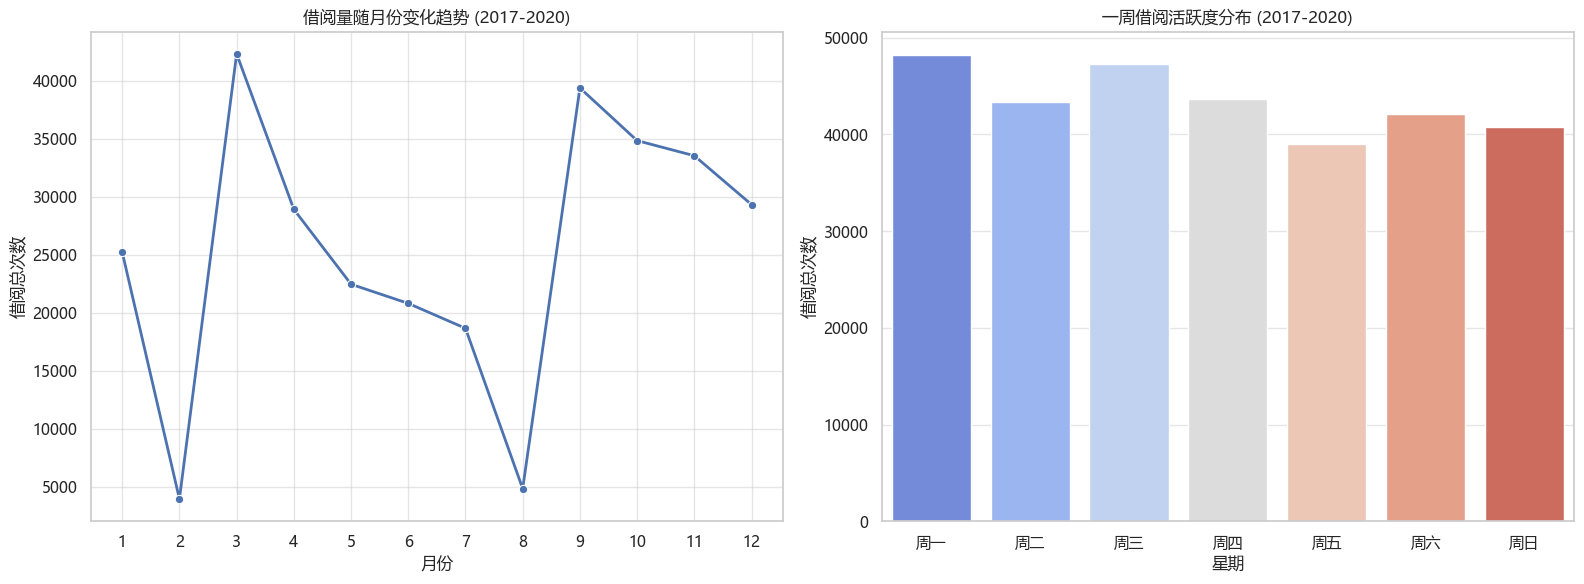
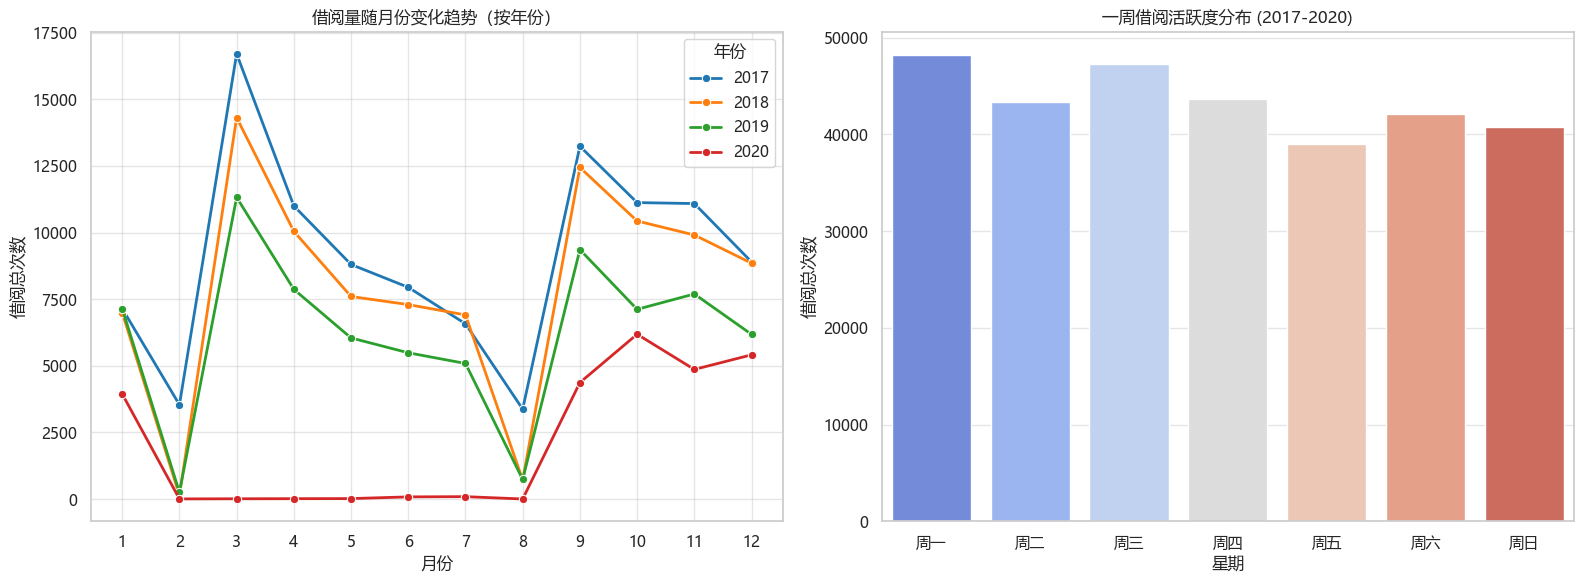
The notebook cell's code change between the first figure and the second:
--- before
+++ after
@@ -2,10 +2,22 @@
 fig, axes = plt.subplots(1, 2, figsize=(16, 6))
 
-month_counts = df.groupby('LEND_MONTH').size().sort_index()
-sns.lineplot(x=month_counts.index, y=month_counts.values, marker='o', linewidth=2, ax=axes[0])
-axes[0].set_title('借阅量随月份变化趋势 (2017-2020)')
+tmp_time = df[df['LEND_DATE'].notna()].copy()
+tmp_time['LEND_YEAR'] = tmp_time['LEND_DATE'].dt.year
+monthly_by_year = tmp_time.groupby(['LEND_YEAR', 'LEND_MONTH']).size().reset_index(name='COUNT')
+sns.lineplot(
+    data=monthly_by_year,
+    x='LEND_MONTH',
+    y='COUNT',
+    hue='LEND_YEAR',
+    marker='o',
+    linewidth=2,
+    palette='tab10',
+    ax=axes[0]
+)
+axes[0].set_title('借阅量随月份变化趋势（按年份）')
 axes[0].set_xlabel('月份')
 axes[0].set_ylabel('借阅总次数')
 axes[0].set_xticks(range(1, 13))
+axes[0].legend(title='年份')
 
 day_counts = df['LEND_DAYOFWEEK'].value_counts().sort_index()

Commit: feat: add EDA visualization notebook and exported plots for library data analysis